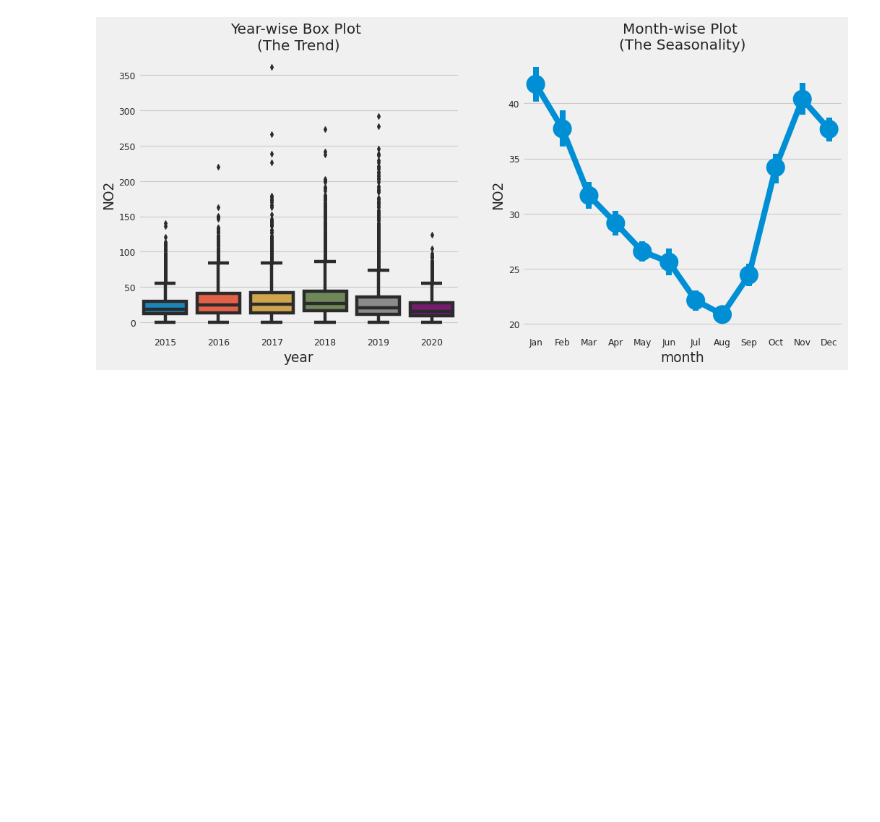
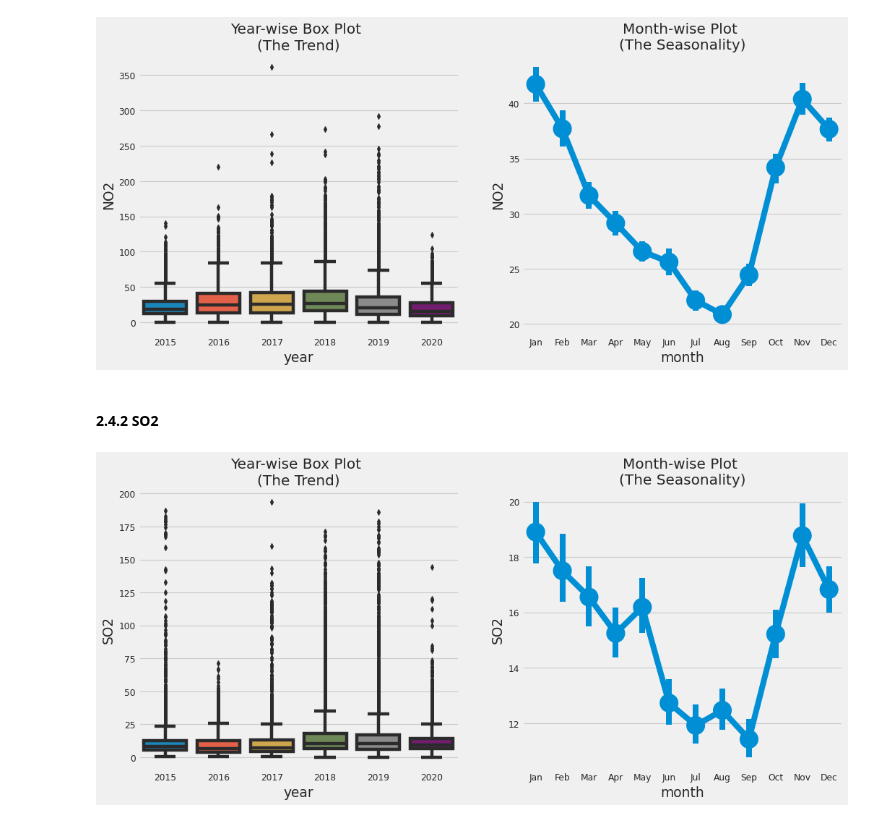
Before and after one commit to bhargav-borah/forked-practice-notebooks, a Jupyter notebook: covid-19-effect-on-pollution-in-india/covid-19-effect-analysis.ipynb, the cells around one changed output. Drawn from its saved outputs; the diff is of its cells as text; code cells hidden in the pictures; blank space fills up the shorter version.

```diff
--- a/covid-19-effect-on-pollution-in-india/covid-19-effect-analysis.ipynb
+++ b/covid-19-effect-on-pollution-in-india/covid-19-effect-analysis.ipynb
@@ -259,3 +261,12 @@ value = 'NO2'
 trend_plot(df, value)
 # %% [output]
 [figure]
+# %% [markdown]
+#### 2.4.2 SO2
+# %%
+# city_day.reset_index(inplace=True)
+df = city_day.copy()
+value = 'SO2'
+trend_plot(df, value)
+# %% [output]
+[figure, added]
```
Also changed, not shown: parts of 5 cells of this notebook.
